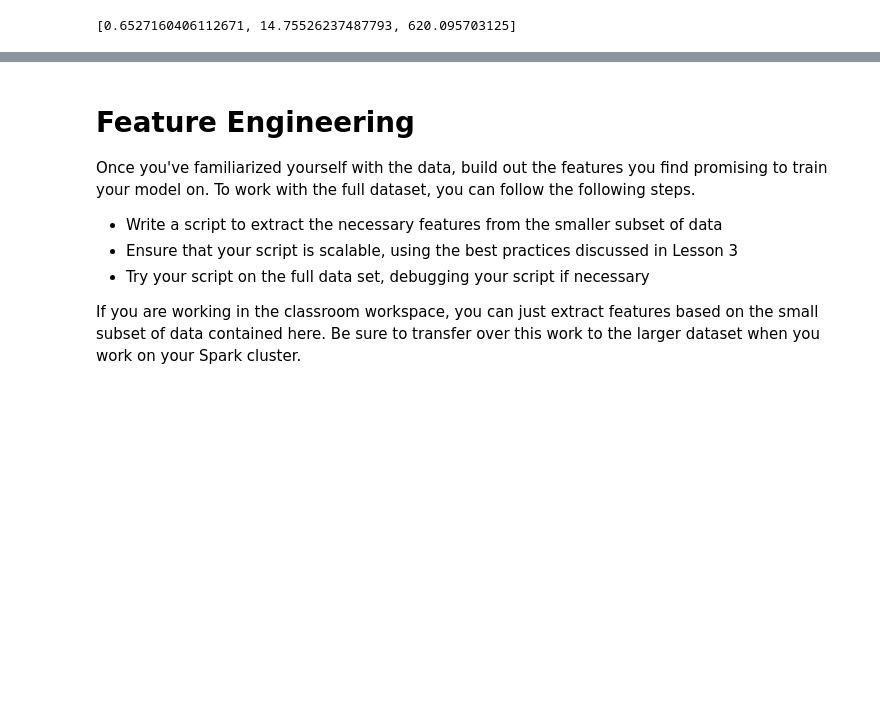
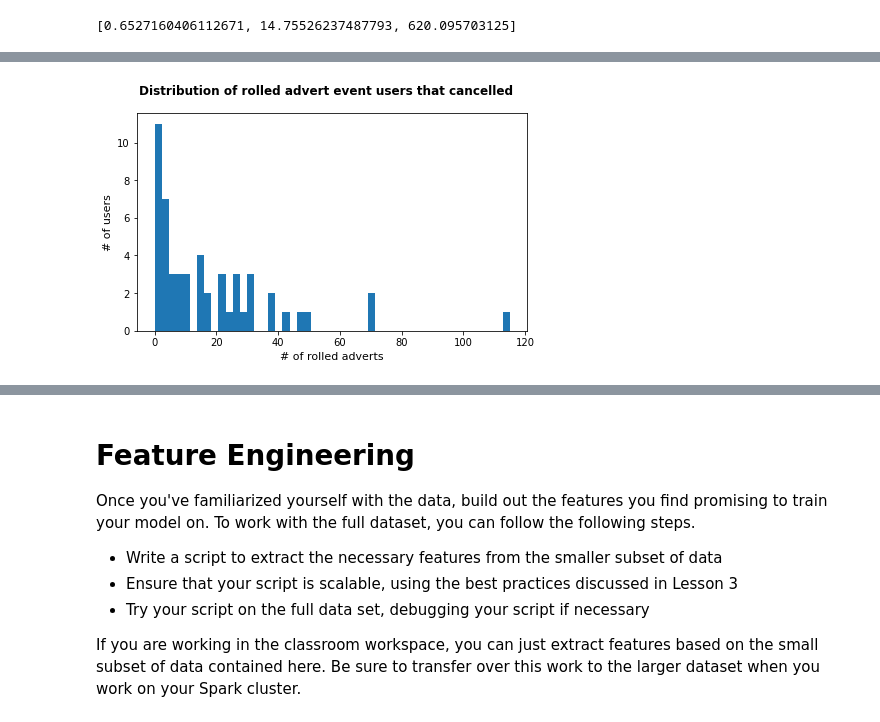
Before and after one commit to russom/DSND-Capstone, a Jupyter notebook: notebooks/Sparkify-project-local.ipynb, the cells around one changed output, grey strips where cells are left out. Cells and saved outputs as stored; diff of their text form; code cells hidden in the pictures; blank space fills up the shorter version.

```diff
--- a/notebooks/Sparkify-project-local.ipynb
+++ b/notebooks/Sparkify-project-local.ipynb
@@ -338,0 +393,6 @@ spark.createDataFrame(num_songs_staying, FloatType()).approxQuantile("value", [0
+# %%
+rolled_advert_canc = user_log_cancelled.\
+                groupBy("userId").\
+                agg(Ssum("roll_adv")).collect()
+# %%
+rolled_advert_event_canc = [rolled_adv[1] for rolled_adv in rolled_advert_canc]
@@ -338,0 +405,10 @@ spark.createDataFrame(num_songs_staying, FloatType()).approxQuantile("value", [0
+# %%
+# Plot histogram for the rolled advert event
+fig = plt.figure(figsize=(7, 4))
+fig.suptitle('Distribution of rolled advert event users that cancelled', fontsize=12, fontweight='bold')
+
+plt.hist(rolled_advert_event_canc, bins=50);
+plt.xlabel('# of rolled adverts', fontsize=11)
+plt.ylabel('# of users', fontsize=11);
+# %% [output]
+[figure, added]
```
Also changed, not shown: parts of 17 cells of this notebook.
